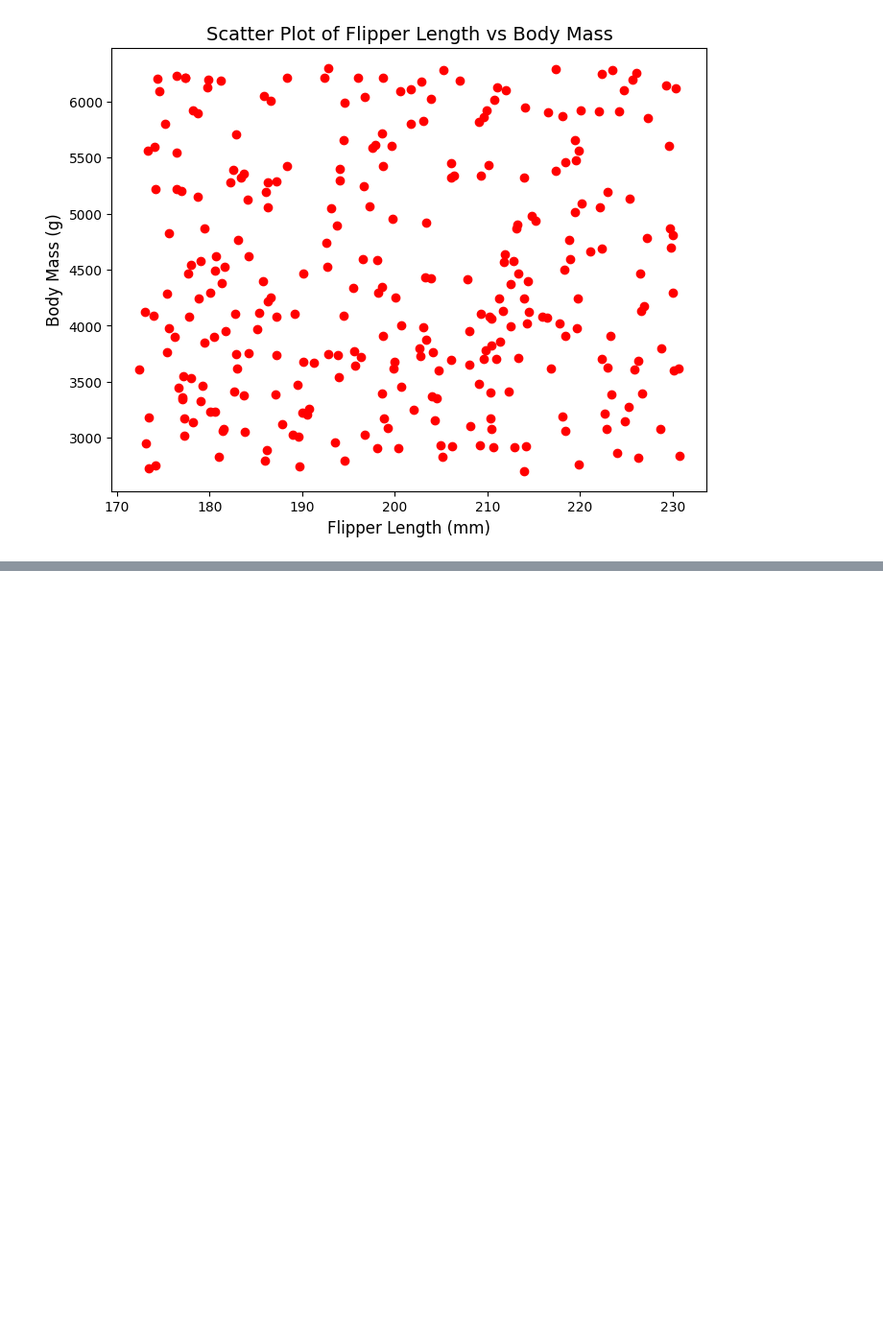
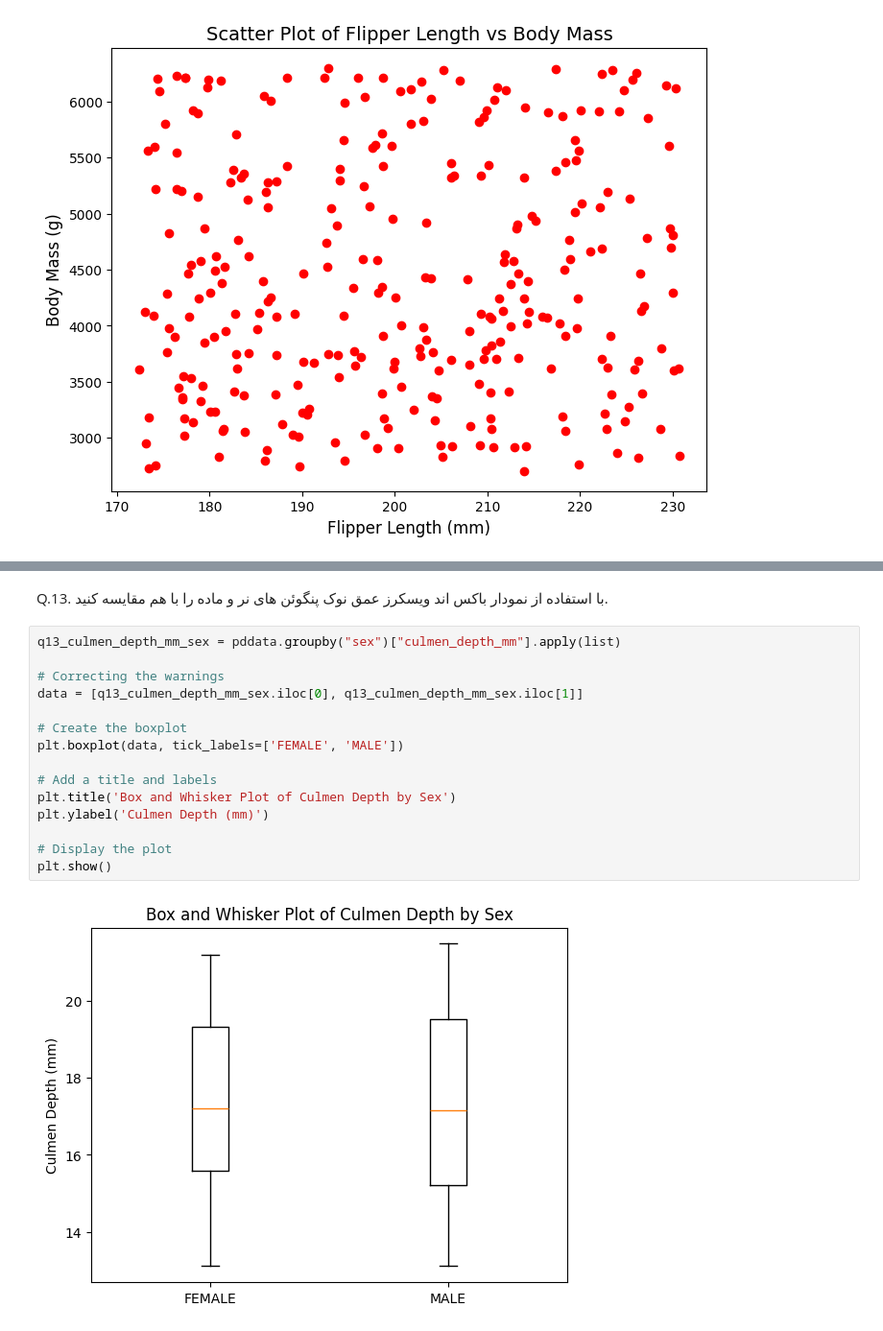
Before and after one commit to devtracer/AICourseProjects, a Jupyter notebook: main.ipynb, the cells around one changed output, grey strips where cells are left out. Shown at 96% size. Cells and saved outputs as stored; diff of their text form; blank space fills up the shorter version.

```diff
--- a/main.ipynb
+++ b/main.ipynb
@@ -357,0 +392,19 @@ plt.show()
+# %% [markdown]
+Q.13. با استفاده از نمودار باکس اند ویسکرز عمق نوک پنگوئن های نر و ماده را با هم مقایسه کنید.
+# %%
+q13_culmen_depth_mm_sex = pddata.groupby("sex")["culmen_depth_mm"].apply(list)
+
+# Correcting the warnings
+data = [q13_culmen_depth_mm_sex.iloc[0], q13_culmen_depth_mm_sex.iloc[1]]
+
+# Create the boxplot
+plt.boxplot(data, tick_labels=['FEMALE', 'MALE'])
+
+# Add a title and labels
+plt.title('Box and Whisker Plot of Culmen Depth by Sex')
+plt.ylabel('Culmen Depth (mm)')
+
+# Display the plot
+plt.show()
+# %% [output]
+[figure, added]
```
Also changed, not shown: parts of 6 cells of this notebook.
